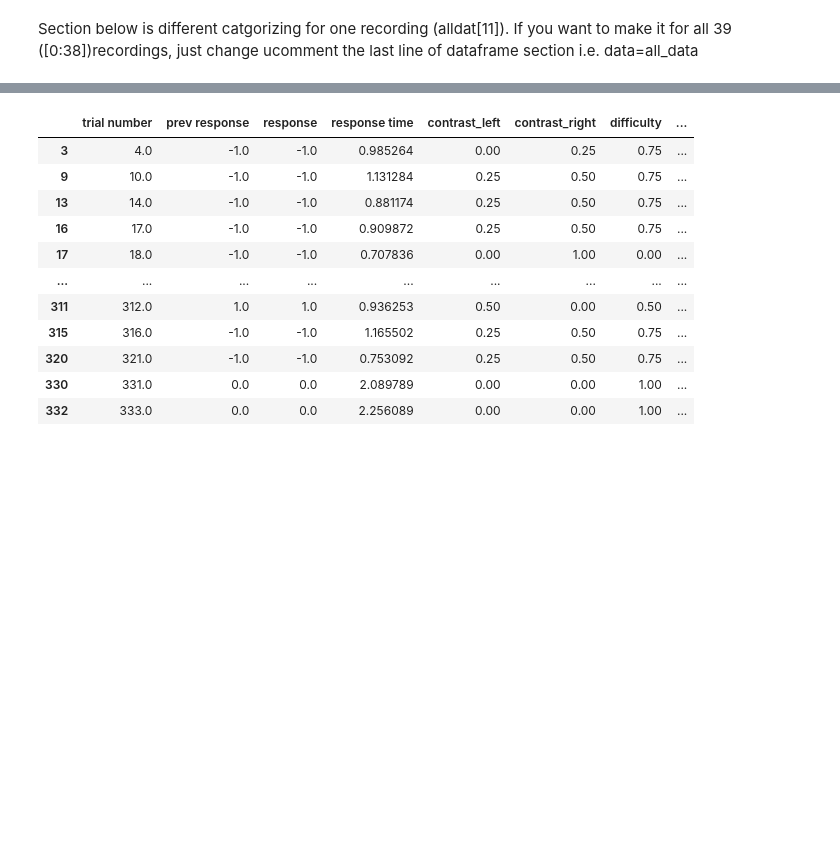
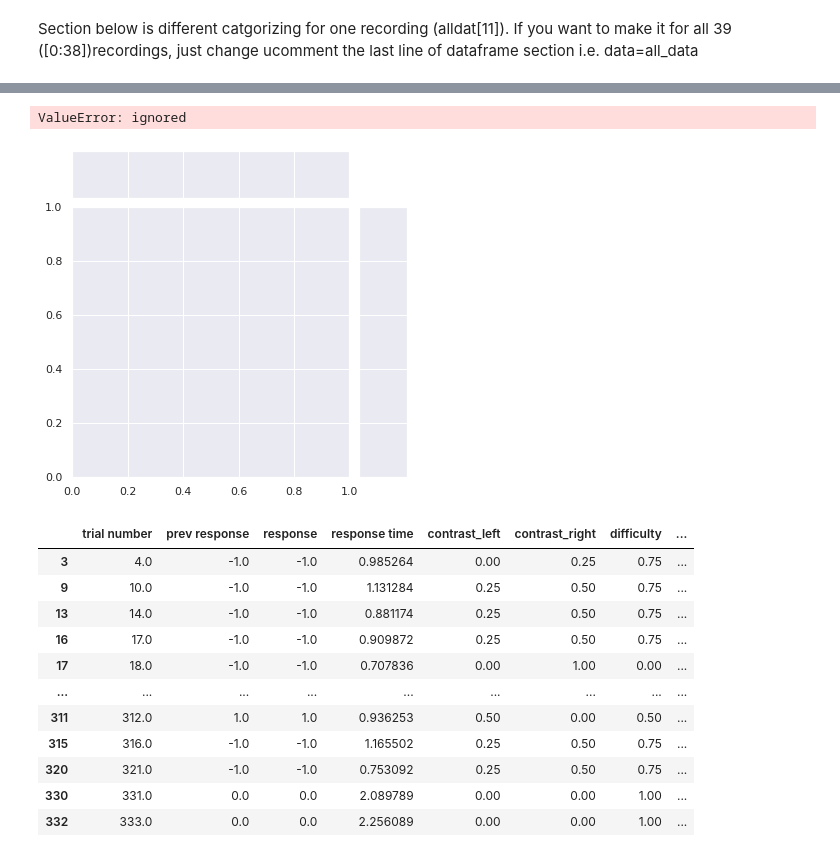
Before and after one commit to zova137/NMA, a Jupyter notebook: Load_steinmetz_decisions_(1)_(1).ipynb, the cells around one changed output, grey strips where cells are left out. Drawn from its saved outputs; the diff is of its cells as text; code cells hidden in the pictures; blank space fills up the shorter version.

Commit message:
problem in strategy loop

```diff
--- a/Load_steinmetz_decisions_(1)_(1).ipynb
+++ b/Load_steinmetz_decisions_(1)_(1).ipynb
@@ -139,3 +177,8 @@ strategy=[win_stay, lose_stay, win_shift, lose_shift]
+# %%
+sb.jointplot(x="strategy", y="difficulty", data=all_data);
+# %% [output]
+ValueError: ignored
+[figure, added]
 # %%
 #@title Categorizing go tasks(exclude no go) based on history & feedback
 
```
Also changed, not shown: parts of 3 cells of this notebook.
